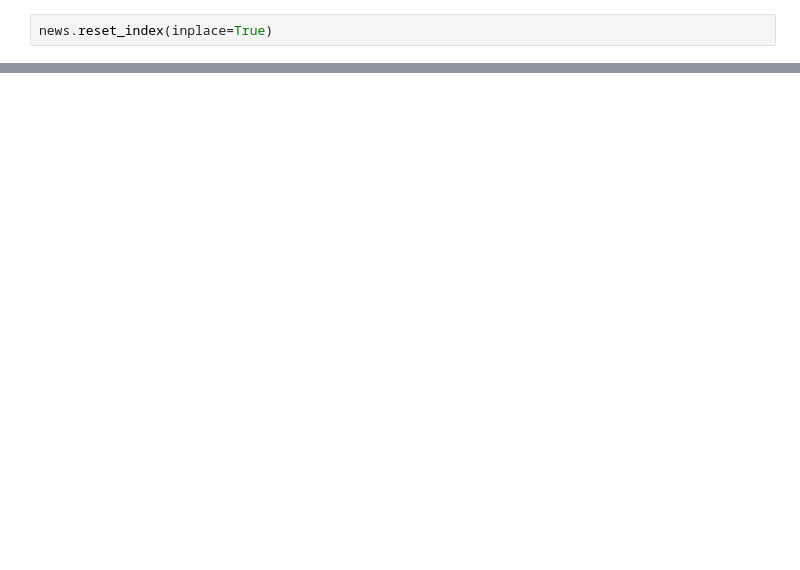
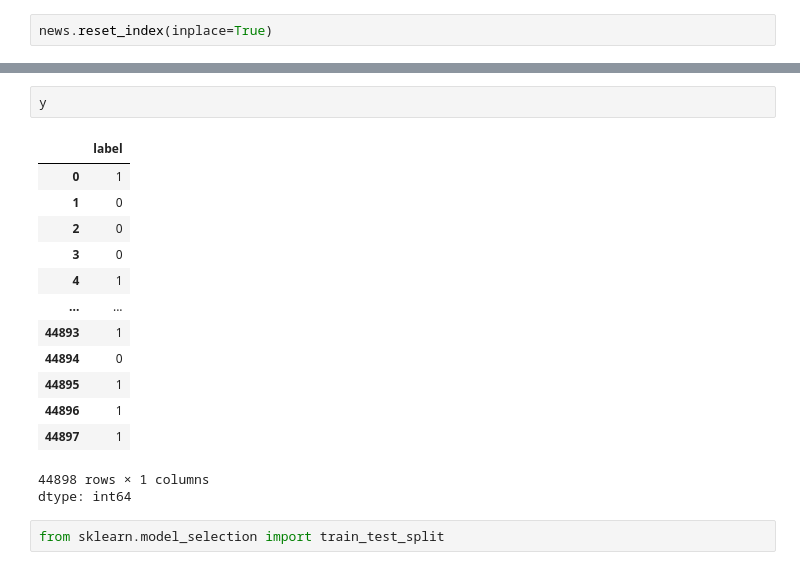
Before and after one commit to aliasgarsogiawala/Fake-News-Detector, a Jupyter notebook: FakeNews.ipynb, the cells around one changed output, grey strips where cells are left out. Drawn from its saved outputs; the diff is of its cells as text; blank space fills up the shorter version.

```diff
--- a/FakeNews.ipynb
+++ b/FakeNews.ipynb
@@ -114,0 +172,19 @@ news.drop(['index'],axis=1)
+# %%
+y
+# %% [output]
+|  | label |
+| 0 | 1 |
+| 1 | 0 |
+| 2 | 0 |
+| 3 | 0 |
+| 4 | 1 |
+| ... | ... |
+| 44893 | 1 |
+| 44894 | 0 |
+| 44895 | 1 |
+| 44896 | 1 |
+| 44897 | 1 |
+44898 rows × 1 columns
+dtype: int64
+# %%
+from sklearn.model_selection import train_test_split
```
Also changed, not shown: parts of 10 cells of this notebook.
